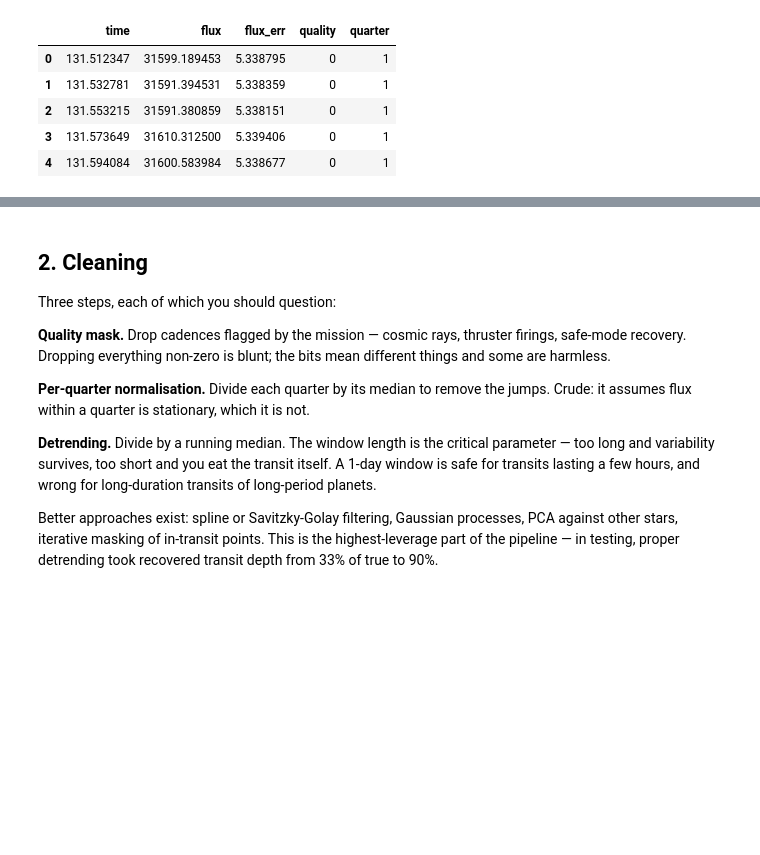
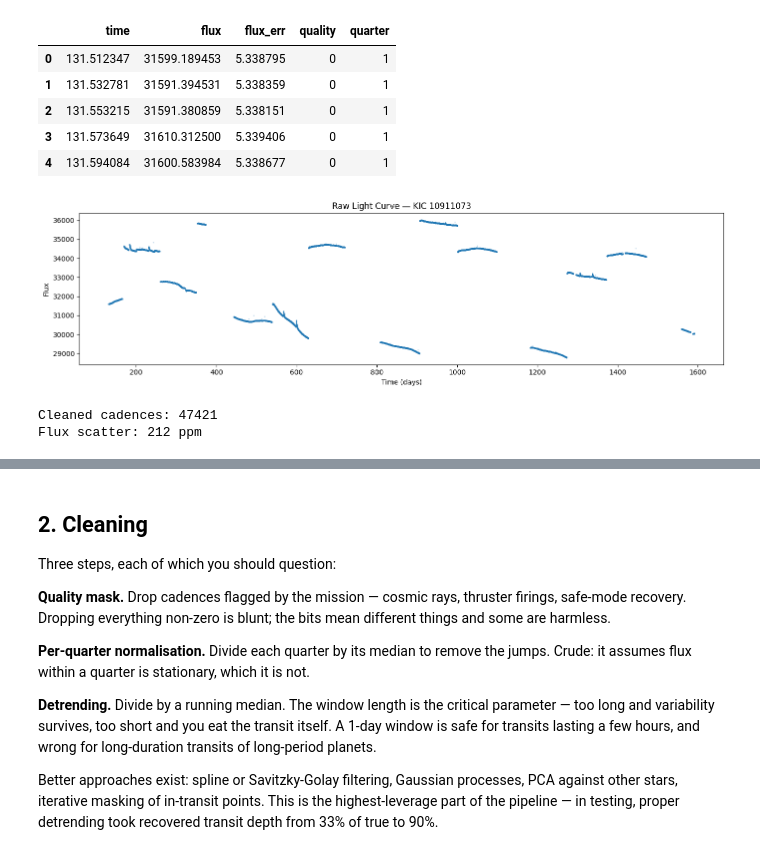
Before and after one commit to Komal2008/Exoplanet-detection, a Jupyter notebook: Astrobit_Transit_Detection.ipynb, the cells around one changed output, grey strips where cells are left out. Drawn from its saved outputs; the diff is of its cells as text; code cells hidden in the pictures; blank space fills up the shorter version.

Commit message:
Add light curve cleaning normalization and detrending

```diff
--- a/Astrobit_Transit_Detection.ipynb
+++ b/Astrobit_Transit_Detection.ipynb
@@ -291,3 +291,22 @@ First 5 rows:
 | 2 | 131.553215 | 31591.380859 | 5.338151 | 0 | 1 |
 | 3 | 131.573649 | 31610.312500 | 5.339406 | 0 | 1 |
 | 4 | 131.594084 | 31600.583984 | 5.338677 | 0 | 1 |
+# %%
+plt.figure(figsize=(14, 4))
+
+plt.plot(
+    sample_df["time"],
+    sample_df["flux"],
+    ".",
+    markersize=1,
+    alpha=0.4
+)
+
+plt.xlabel("Time (days)")
+plt.ylabel("Flux")
+plt.title("Raw Light Curve — KIC 10911073")
+
+plt.tight_layout()
+plt.show()
+# %% [output]
+[figure, added]
@@ -293,0 +353,8 @@ First 5 rows:
+# %%
+t, f = clean(sample_df)
+
+print("Cleaned cadences:", len(t))
+print("Flux scatter:", round(np.std(f) * 1e6), "ppm")
+# %% [output]
+Cleaned cadences: 47421
+Flux scatter: 212 ppm
```
Also changed, not shown: parts of 2 cells of this notebook.
